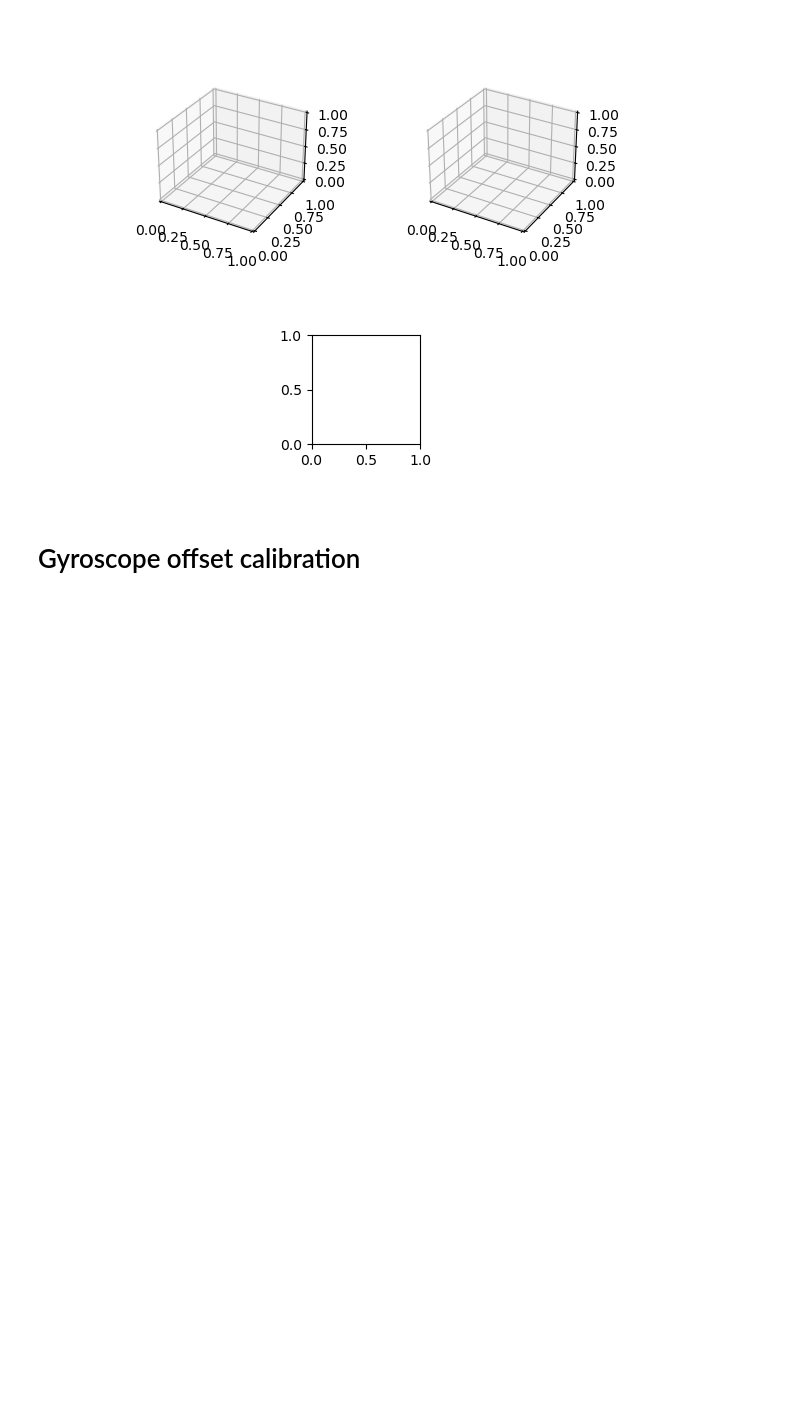
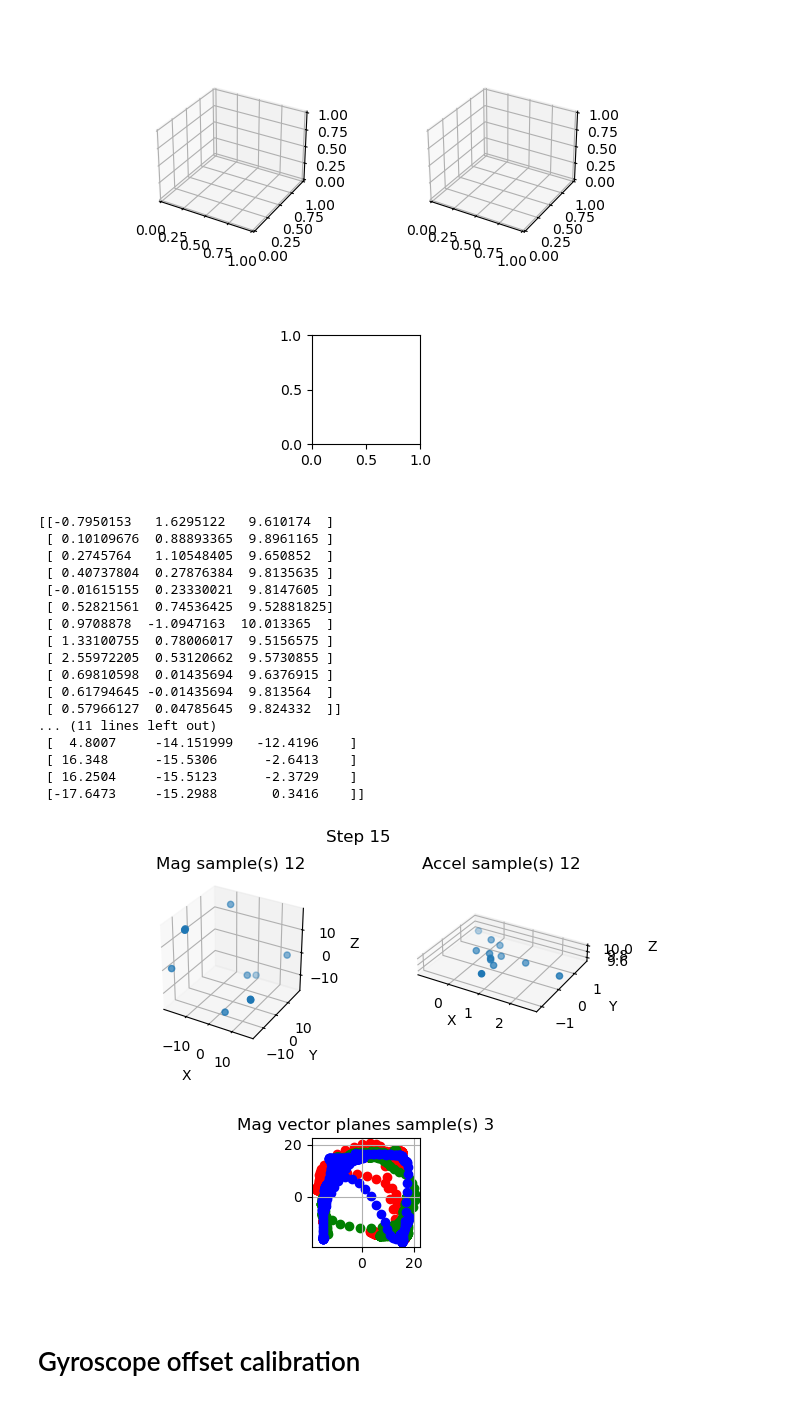
Before and after one commit to Gustavo-V-F/MNA23-Calibration, a Jupyter notebook: Mag_Gyro_Calibration.ipynb, the cells around one changed output. Drawn from its saved outputs; the diff is of its cells as text; code cells hidden in the pictures; blank space fills up the shorter version.

```diff
--- a/Mag_Gyro_Calibration.ipynb
+++ b/Mag_Gyro_Calibration.ipynb
@@ -240,3 +286,49 @@ anim = FuncAnimation(fig, animate, frames=19)
+# %%
+accel_xyz = []
+gyro_xyz = [[], [], []]
+mag_xyz = []
+
+for i in range(3):
+    odd = int(len(gyro_x[i])/2) % 2
+    gyro_filt = [savgol_filter(gyro_x[i], int(len(gyro_x[i])/2) + odd, 2),\
+     savgol_filter(gyro_y[i], int(len(gyro_y[i])/2) + odd, 2),\
+     savgol_filter(gyro_z[i], int(len(gyro_z[i])/2) + odd, 2)]
+    for j in range(len(gyro_x[i])):
+        gyro_xyz[i].append([gyro_filt[0][j], gyro_filt[1][j], gyro_filt[2][j]])
+
+for i in range(len(accel_x)):
+    accel_xyz.append([accel_x[i], accel_y[i], accel_z[i]])
+    mag_xyz.append([mag_x[i], mag_y[i], mag_z[i]])
+
+accel_xyz = np.array(accel_xyz)
+gyro_xyz = np.array(gyro_xyz, dtype=object)
+mag_xyz = np.array(mag_xyz)
+
+print(accel_xyz, '\n', gyro_xyz, '\n', mag_xyz)
+np.savetxt(uniquify('accel_dataset.csv'), accel_xyz, delimiter=',')
+np.savetxt(uniquify('gyro_1_dataset.csv'), gyro_xyz[0], delimiter=',')
+np.savetxt(uniquify('gyro_2_dataset.csv'), gyro_xyz[1], delimiter=',')
+np.savetxt(uniquify('gyro_3_dataset.csv'), gyro_xyz[2], delimiter=',')
+np.savetxt(uniquify('mag_dataset.csv'), mag_xyz, delimiter=',')
+# %% [output]
+[[-0.7950153   1.6295122   9.610174  ]
+ [ 0.10109676  0.88893365  9.8961165 ]
+ [ 0.2745764   1.10548405  9.650852  ]
+ [ 0.40737804  0.27876384  9.8135635 ]
+ [-0.01615155  0.23330021  9.8147605 ]
+ [ 0.52821561  0.74536425  9.52881825]
+ [ 0.9708878  -1.0947163  10.013365  ]
+ [ 1.33100755  0.78006017  9.5156575 ]
+ [ 2.55972205  0.53120662  9.5730855 ]
+ [ 0.69810598  0.01435694  9.6376915 ]
+ [ 0.61794645 -0.01435694  9.813564  ]
+ [ 0.57966127  0.04785645  9.824332  ]]
+... (11 lines left out)
+ [  4.8007     -14.151999   -12.4196    ]
+ [ 16.348      -15.5306      -2.6413    ]
+ [ 16.2504     -15.5123      -2.3729    ]
+ [-17.6473     -15.2988       0.3416    ]]
+[figure, added]
 # %%
 serialport = None
 
```
Also changed, not shown: parts of 6 cells of this notebook.
